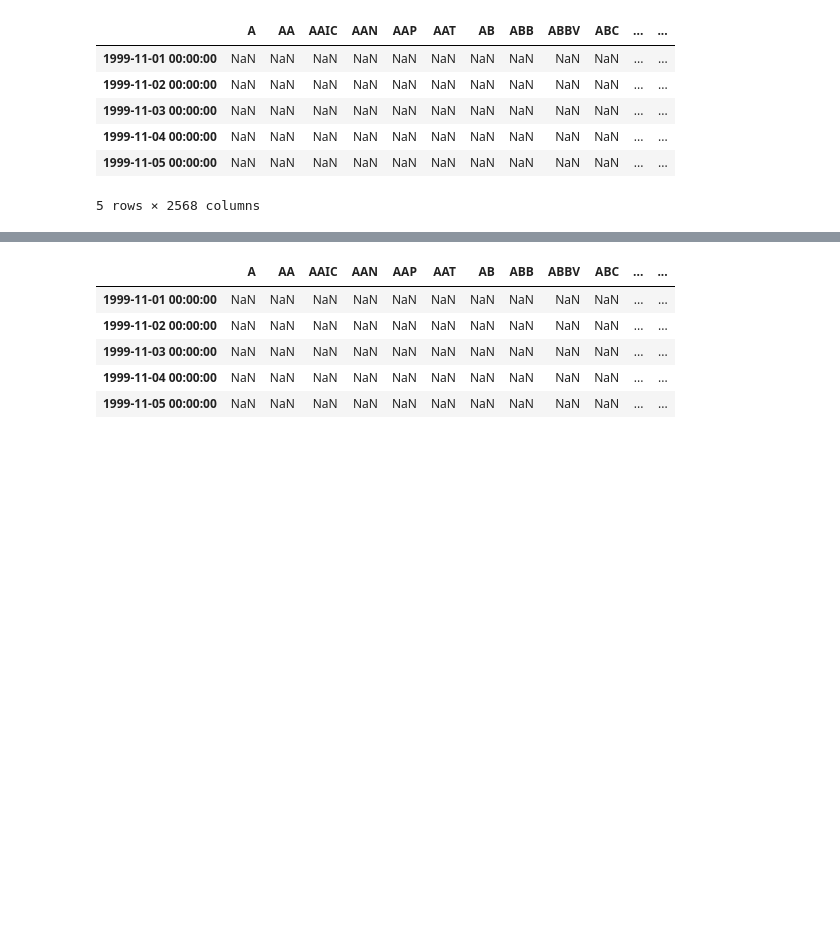
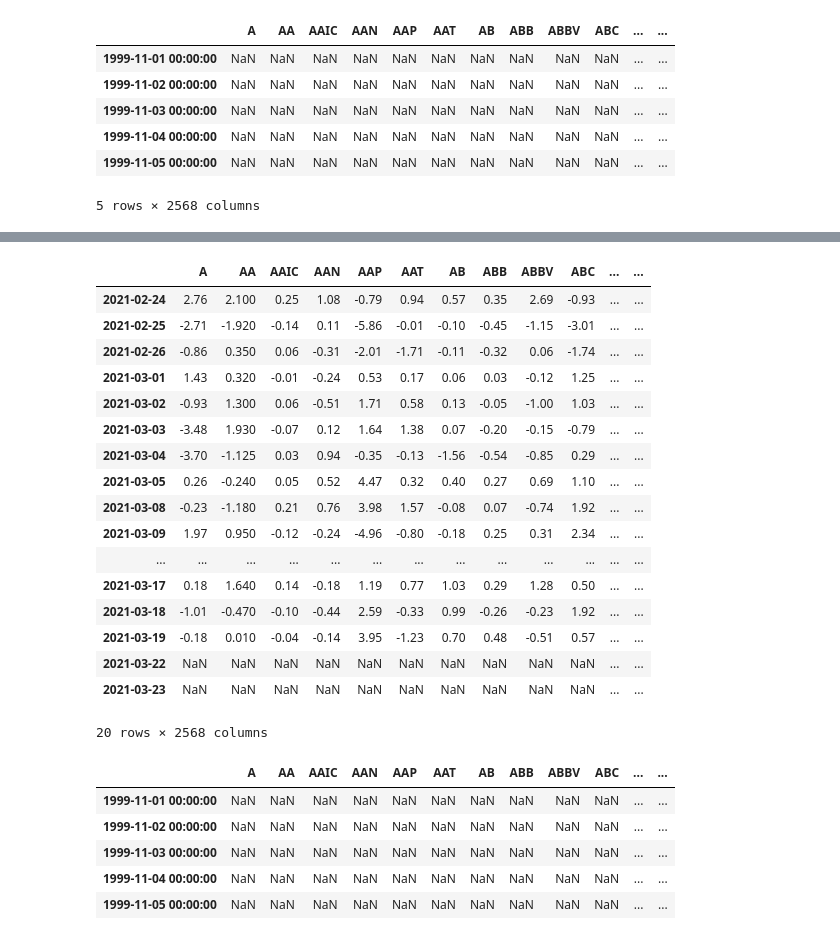
Before and after one commit to Maltanno/Capstone_project, a Jupyter notebook: Data Processing 2.ipynb, the cells around one changed output, grey strips where cells are left out. Saved outputs shown, nothing was run; the diff lists cells and outputs as text; code cells hidden in the pictures; blank space fills up the shorter version.

```diff
--- a/Data Processing 2.ipynb
+++ b/Data Processing 2.ipynb
@@ -57,0 +56,21 @@ change_df.to_csv('change.csv')
+# %%
+change_df.tail(20)
+# %% [output]
+|  | A | AA | AAIC | AAN | AAP | AAT | AB | ABB | ABBV | ABC | ... | ... |
+| 2021-02-24 | 2.76 | 2.100 | 0.25 | 1.08 | -0.79 | 0.94 | 0.57 | 0.35 | 2.69 | -0.93 | ... | ... |
+| 2021-02-25 | -2.71 | -1.920 | -0.14 | 0.11 | -5.86 | -0.01 | -0.10 | -0.45 | -1.15 | -3.01 | ... | ... |
+| 2021-02-26 | -0.86 | 0.350 | 0.06 | -0.31 | -2.01 | -1.71 | -0.11 | -0.32 | 0.06 | -1.74 | ... | ... |
+| 2021-03-01 | 1.43 | 0.320 | -0.01 | -0.24 | 0.53 | 0.17 | 0.06 | 0.03 | -0.12 | 1.25 | ... | ... |
+| 2021-03-02 | -0.93 | 1.300 | 0.06 | -0.51 | 1.71 | 0.58 | 0.13 | -0.05 | -1.00 | 1.03 | ... | ... |
+| 2021-03-03 | -3.48 | 1.930 | -0.07 | 0.12 | 1.64 | 1.38 | 0.07 | -0.20 | -0.15 | -0.79 | ... | ... |
+| 2021-03-04 | -3.70 | -1.125 | 0.03 | 0.94 | -0.35 | -0.13 | -1.56 | -0.54 | -0.85 | 0.29 | ... | ... |
+| 2021-03-05 | 0.26 | -0.240 | 0.05 | 0.52 | 4.47 | 0.32 | 0.40 | 0.27 | 0.69 | 1.10 | ... | ... |
+| 2021-03-08 | -0.23 | -1.180 | 0.21 | 0.76 | 3.98 | 1.57 | -0.08 | 0.07 | -0.74 | 1.92 | ... | ... |
+| 2021-03-09 | 1.97 | 0.950 | -0.12 | -0.24 | -4.96 | -0.80 | -0.18 | 0.25 | 0.31 | 2.34 | ... | ... |
+| ... | ... | ... | ... | ... | ... | ... | ... | ... | ... | ... | ... | ... |
+| 2021-03-17 | 0.18 | 1.640 | 0.14 | -0.18 | 1.19 | 0.77 | 1.03 | 0.29 | 1.28 | 0.50 | ... | ... |
+| 2021-03-18 | -1.01 | -0.470 | -0.10 | -0.44 | 2.59 | -0.33 | 0.99 | -0.26 | -0.23 | 1.92 | ... | ... |
+| 2021-03-19 | -0.18 | 0.010 | -0.04 | -0.14 | 3.95 | -1.23 | 0.70 | 0.48 | -0.51 | 0.57 | ... | ... |
+| 2021-03-22 | NaN | NaN | NaN | NaN | NaN | NaN | NaN | NaN | NaN | NaN | ... | ... |
+| 2021-03-23 | NaN | NaN | NaN | NaN | NaN | NaN | NaN | NaN | NaN | NaN | ... | ... |
+20 rows × 2568 columns
```
Also changed, not shown: parts of 7 cells of this notebook, 4 other files.
